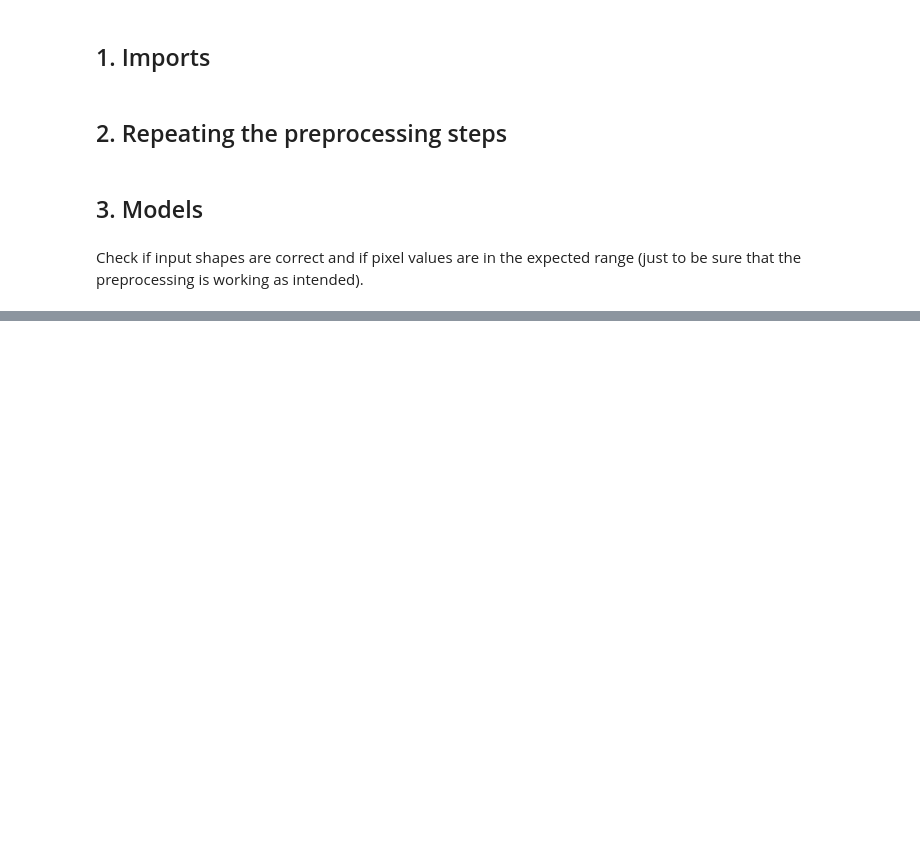
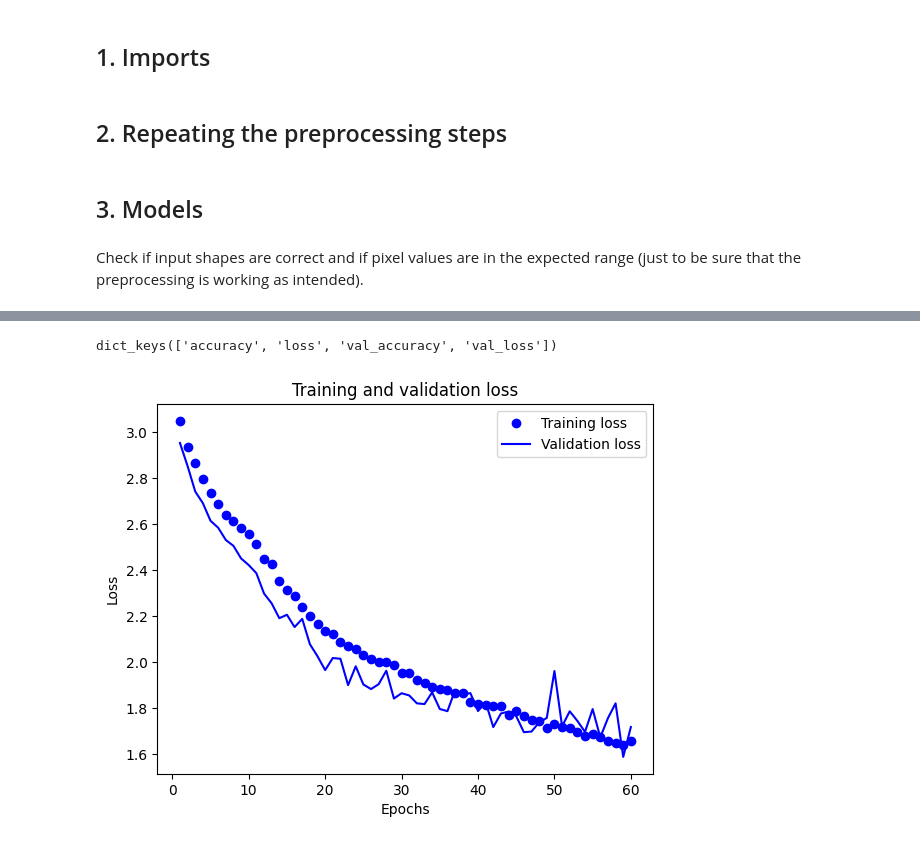
Before and after one commit to LiberoBiagi/DL_Nova_IMS_25-26, a Jupyter notebook: Models.ipynb, the cells around one changed output, grey strips where cells are left out. Cells and saved outputs as stored; diff of their text form; code cells hidden in the pictures; blank space fills up the shorter version.

Commit message:
advanced model fit and validation

```diff
--- a/Models.ipynb
+++ b/Models.ipynb
@@ -33,9 +32,15 @@ from keras.callbacks import ModelCheckpoint, CSVLogger, LearningRateScheduler
 ## 2. Repeating the preprocessing steps
 # %%
 # load the split files
-train_df = pd.read_csv("splits/train.csv")
-val_df = pd.read_csv("splits/val.csv")
-test_df = pd.read_csv("splits/test.csv")
+train_df = pd.read_csv('DL_Nova_IMS_25-26/splits/train.csv')
+val_df = pd.read_csv('DL_Nova_IMS_25-26/splits/val.csv')
+test_df = pd.read_csv('DL_Nova_IMS_25-26/splits/test.csv')
+
+# Prepend the base directory to image paths
+base_dir = 'DL_Nova_IMS_25-26/'
+train_df['image_path'] = train_df['image_path'].apply(lambda x: base_dir + x)
+val_df['image_path'] = val_df['image_path'].apply(lambda x: base_dir + x)
+test_df['image_path'] = test_df['image_path'].apply(lambda x: base_dir + x)
 
 train_ds, val_ds, test_ds, data_augmentation = preprocess_v1(train_df, val_df, test_df)
 # %% [markdown]
@@ -62,11 +67,15 @@ Label: [14 18  2 21 18 14 15 17 14 11 16  5  0 17 17  5  6  5  8  7 10  1 13  1
 input_shape = (512, 512, 3)
 num_classes = 23
 batch_size = 16
-epochs = 20
+epochs = 60
 
 def baseline_cnn(input_shape=(512, 512, 3), num_classes=23):
     model = Sequential([
         Input(shape=input_shape),
+
+        # Resizing the image
+        Resizing(224, 224),
+
         data_augmentation,
 
         Conv2D(32, (3,3), activation='relu', padding='same'),  # finds patterns in the images, padding='same' to avoid loosing information at the borders (size not reduced)
@@ -82,14 +91,17 @@ def baseline_cnn(input_shape=(512, 512, 3), num_classes=23):
         GlobalAveragePooling2D(),  # 128*256
 
         Dense(256, activation='relu'),   # fully connected dense layer, takes all the features and combines them
-        Dropout(0.5),                    # randomly disactivates 50% of neurons during training
+        Dropout(0.5),
+        Dense(128, activation="relu"),
+        Dropout(0.5),
+        Dense(128, activation="relu"),
+        Dropout(0.5),# randomly disactivates 50% of neurons during training
         Dense(num_classes, activation='softmax')  # output layer
     ])
     model.compile(
         optimizer='adam',
         loss='sparse_categorical_crossentropy',
-        metrics=['accuracy'
-        ]
+        metrics=['accuracy']
     )
     return model
 # %%
@@ -135,0 +158,4 @@ print(tf.config.list_physical_devices('GPU'))
+# %%
+history_dict.keys()
+# %% [output]
+dict_keys(['accuracy', 'loss', 'val_accuracy', 'val_loss'])
@@ -135,0 +164,17 @@ print(tf.config.list_physical_devices('GPU'))
+# %%
+history_dict = history.history
+loss_values = history_dict['loss']
+val_loss_values = history_dict['val_loss']
+
+epochs = range(1, len(loss_values) + 1)
+
+plt.plot(epochs, loss_values, 'bo', label='Training loss')
+plt.plot(epochs, val_loss_values, 'b', label='Validation loss')
+plt.title('Training and validation loss')
+plt.xlabel('Epochs')
+plt.ylabel('Loss')
+plt.legend()
+
+plt.show()
+# %% [output]
+[figure, added]
```
Also changed, not shown: parts of 10 cells of this notebook.
